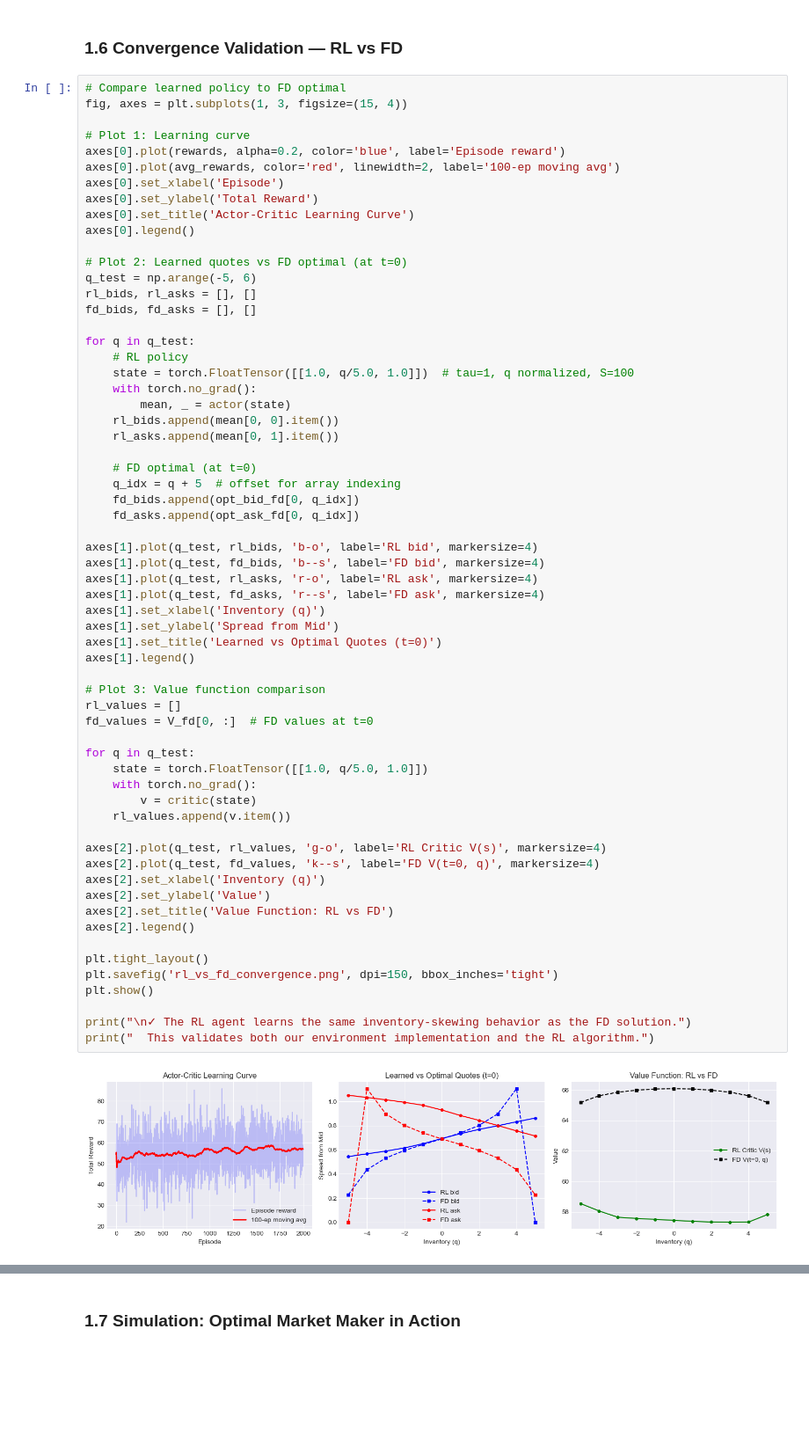
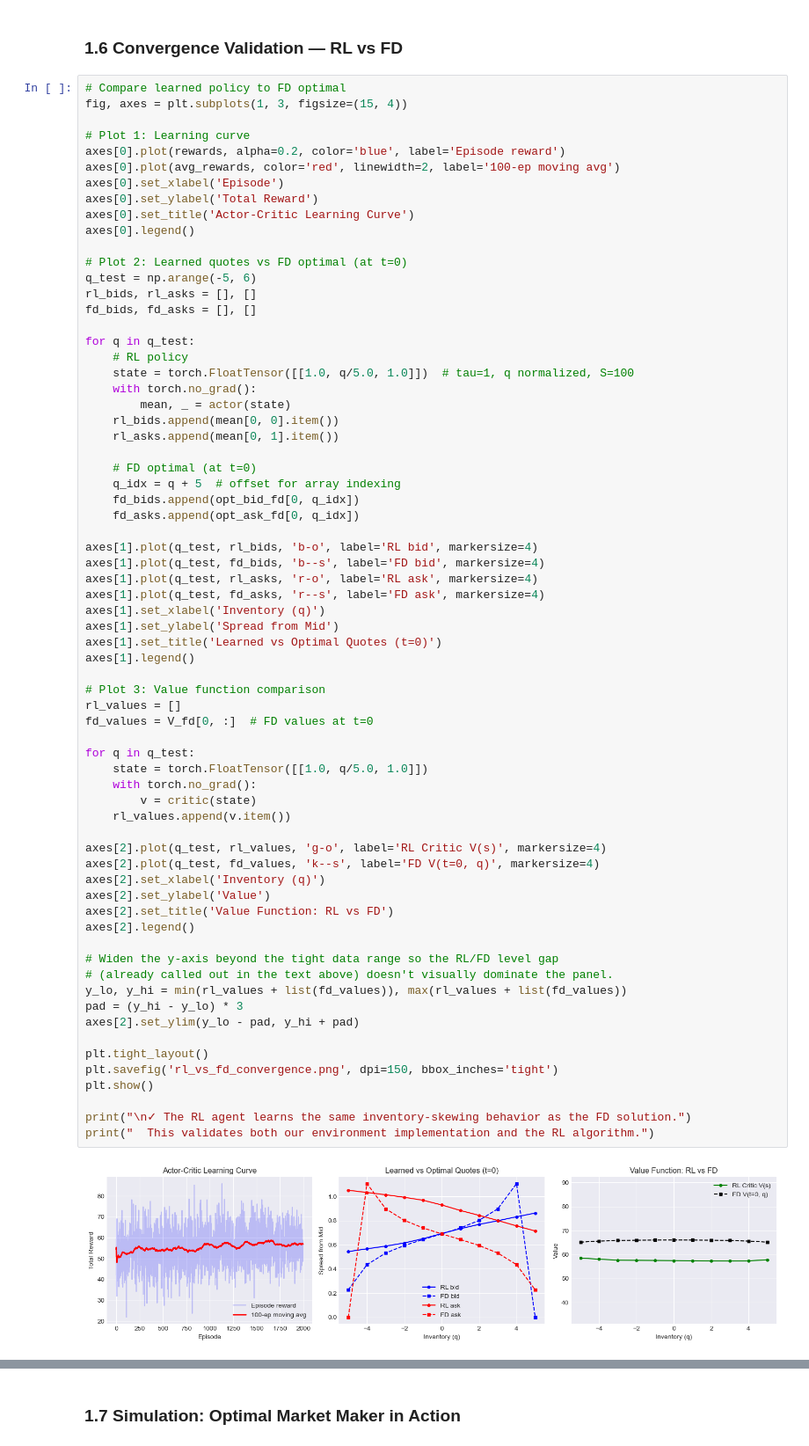
Before and after one commit to Casazza24/Portfolio-Projects, a Jupyter notebook: rl-bond-market-making/rl_market_making_PyTorch.ipynb, the cells around one changed output, grey strips where cells are left out. Shown at 88% size. Drawn from its saved outputs; the diff is of its cells as text; blank space fills up the shorter version.

```diff
--- a/rl-bond-market-making/rl_market_making_PyTorch.ipynb
+++ b/rl-bond-market-making/rl_market_making_PyTorch.ipynb
@@ -488,34 +490,40 @@ axes[1].plot(q_test, rl_asks, 'r-o', label='RL ask', markersize=4)
 axes[1].plot(q_test, fd_asks, 'r--s', label='FD ask', markersize=4)
 axes[1].set_xlabel('Inventory (q)')
 axes[1].set_ylabel('Spread from Mid')
 axes[1].set_title('Learned vs Optimal Quotes (t=0)')
 axes[1].legend()
 
 # Plot 3: Value function comparison
 rl_values = []
 fd_values = V_fd[0, :]  # FD values at t=0
 
 for q in q_test:
     state = torch.FloatTensor([[1.0, q/5.0, 1.0]])
     with torch.no_grad():
         v = critic(state)
     rl_values.append(v.item())
 
 axes[2].plot(q_test, rl_values, 'g-o', label='RL Critic V(s)', markersize=4)
 axes[2].plot(q_test, fd_values, 'k--s', label='FD V(t=0, q)', markersize=4)
 axes[2].set_xlabel('Inventory (q)')
 axes[2].set_ylabel('Value')
 axes[2].set_title('Value Function: RL vs FD')
 axes[2].legend()
 
+# Widen the y-axis beyond the tight data range so the RL/FD level gap
+# (already called out in the text above) doesn't visually dominate the panel.
+y_lo, y_hi = min(rl_values + list(fd_values)), max(rl_values + list(fd_values))
+pad = (y_hi - y_lo) * 3
+axes[2].set_ylim(y_lo - pad, y_hi + pad)
+
 plt.tight_layout()
 plt.savefig('rl_vs_fd_convergence.png', dpi=150, bbox_inches='tight')
 plt.show()
 
 print("\n✓ The RL agent learns the same inventory-skewing behavior as the FD solution.")
 print("  This validates both our environment implementation and the RL algorithm.")
 # %% [output]
-[figure, old version]
+[figure, new version]
 ✓ The RL agent learns the same inventory-skewing behavior as the FD solution.
   This validates both our environment implementation and the RL algorithm.
 # %% [markdown]
```
Also changed, not shown: parts of 4 cells of this notebook, 5 other files.
